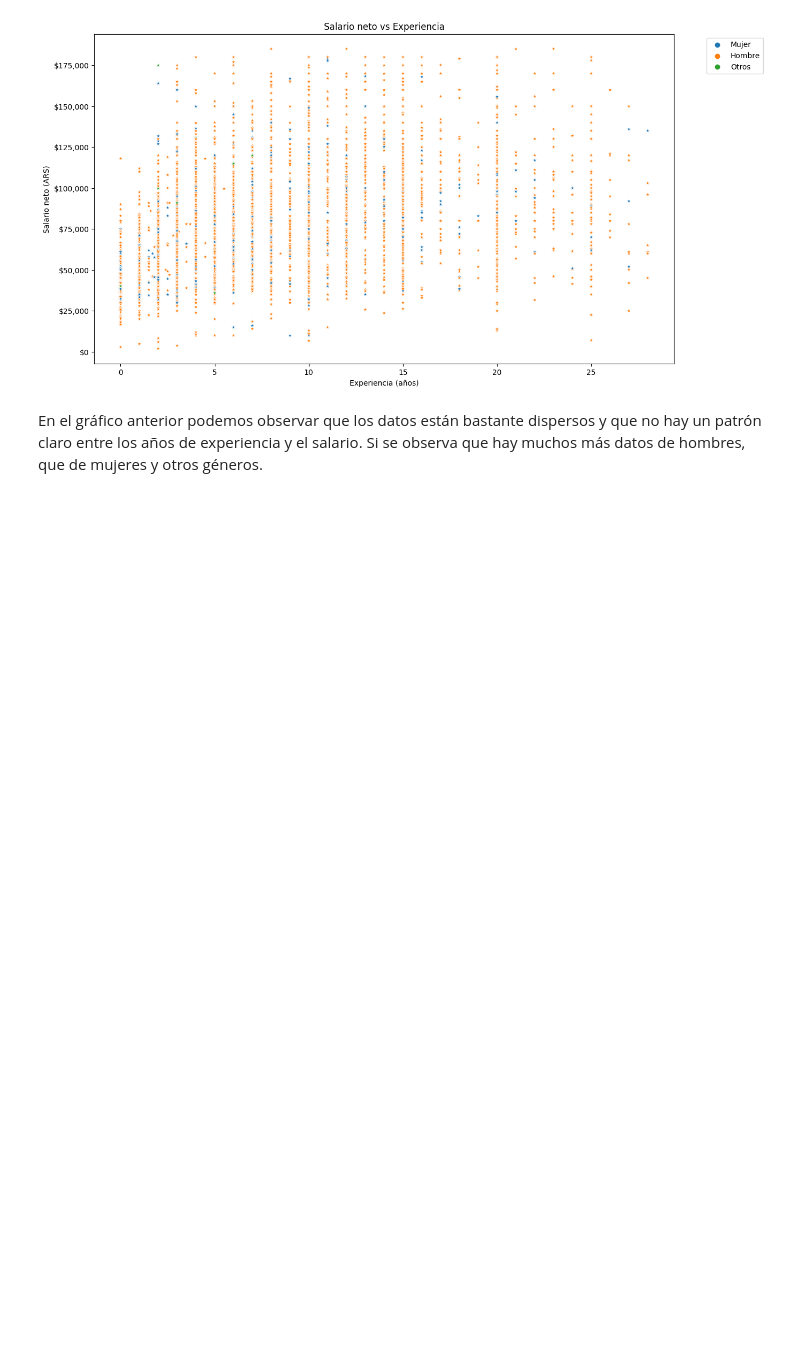
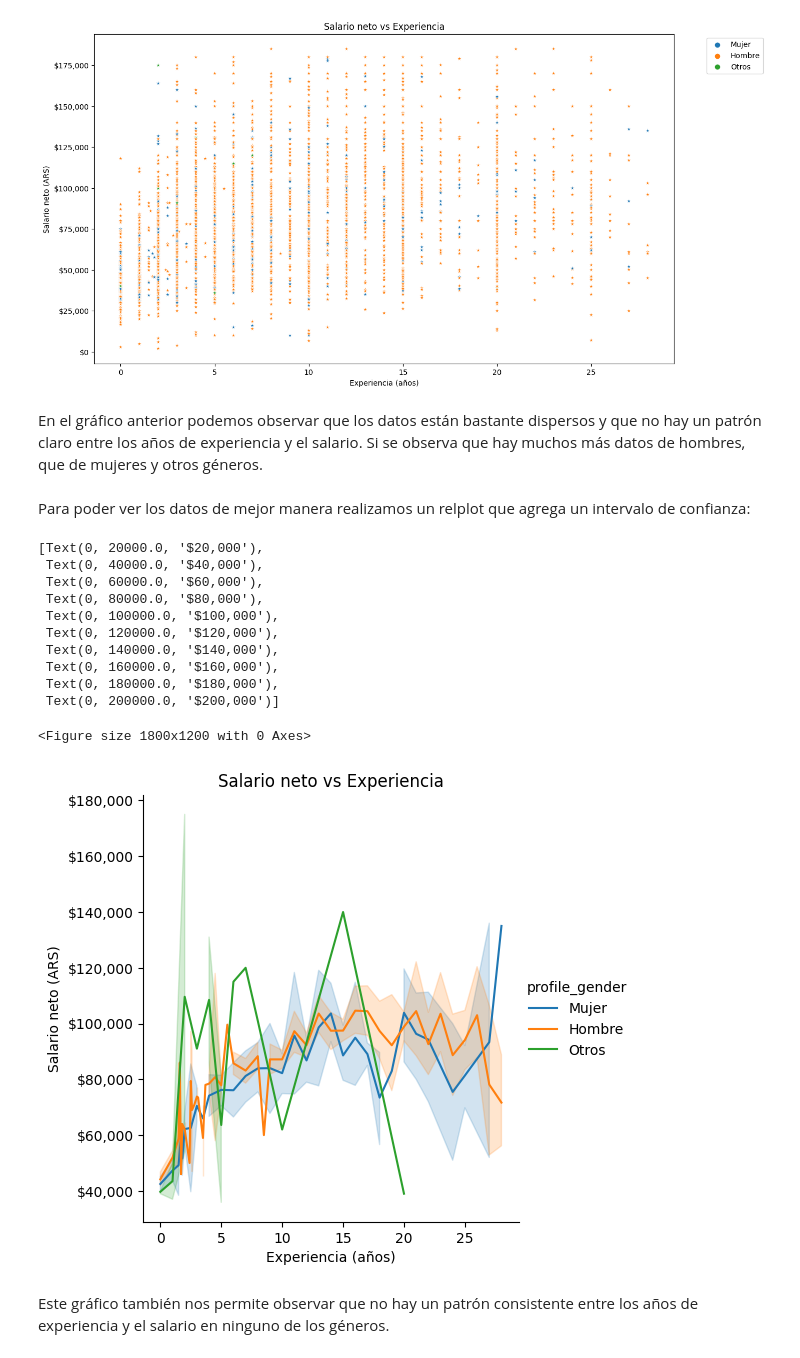
Before and after one commit to joaquinvvelaco/diplo-datos-2022, a Jupyter notebook: ayvd/entregables/Grupo_29_Entregable_Parte_1.ipynb, the cells around one changed output. Drawn from its saved outputs; the diff is of its cells as text; code cells hidden in the pictures; blank space fills up the shorter version.

```diff
--- a/ayvd/entregables/Grupo_29_Entregable_Parte_1.ipynb
+++ b/ayvd/entregables/Grupo_29_Entregable_Parte_1.ipynb
@@ -1437,3 +1443,36 @@ plt.legend(bbox_to_anchor=(1.05, 1.0), loc='upper left')
 [figure]
 # %% [markdown]
 En el gráfico anterior podemos observar que los datos están bastante dispersos y que no hay un patrón claro entre los años de experiencia y el salario. Si se observa que hay muchos más datos de hombres, que de mujeres y otros géneros.
+# %% [markdown]
+Para poder ver los datos de mejor manera realizamos un relplot que agrega un intervalo de confianza:
+# %%
+fig = plt.figure(figsize=(18,12))
+#import seaborn as sns
+seaborn.relplot(data=df2,
+                y="salary_monthly_NETO",
+                x="profile_years_experience",
+                hue="profile_gender",
+                kind="line").set(
+                        ylabel='Salario neto (ARS)',
+                        xlabel='Experiencia (años)',
+                        title='Salario neto vs Experiencia'
+                    )
+
+# Formateamos los valores del eje-y
+current_values = plt.gca().get_yticks()
+plt.gca().set_yticklabels(['${:,.0f}'.format(y) for y in current_values])
+# %% [output]
+[Text(0, 20000.0, '$20,000'),
+ Text(0, 40000.0, '$40,000'),
+ Text(0, 60000.0, '$60,000'),
+ Text(0, 80000.0, '$80,000'),
+ Text(0, 100000.0, '$100,000'),
+ Text(0, 120000.0, '$120,000'),
+ Text(0, 140000.0, '$140,000'),
+ Text(0, 160000.0, '$160,000'),
+ Text(0, 180000.0, '$180,000'),
+ Text(0, 200000.0, '$200,000')]
+<Figure size 1800x1200 with 0 Axes>
+[figure, added]
+# %% [markdown]
+Este gráfico también nos permite observar que no hay un patrón consistente entre los años de experiencia y el salario en ninguno de los géneros.
```
Also changed, not shown: parts of 6 cells of this notebook.
